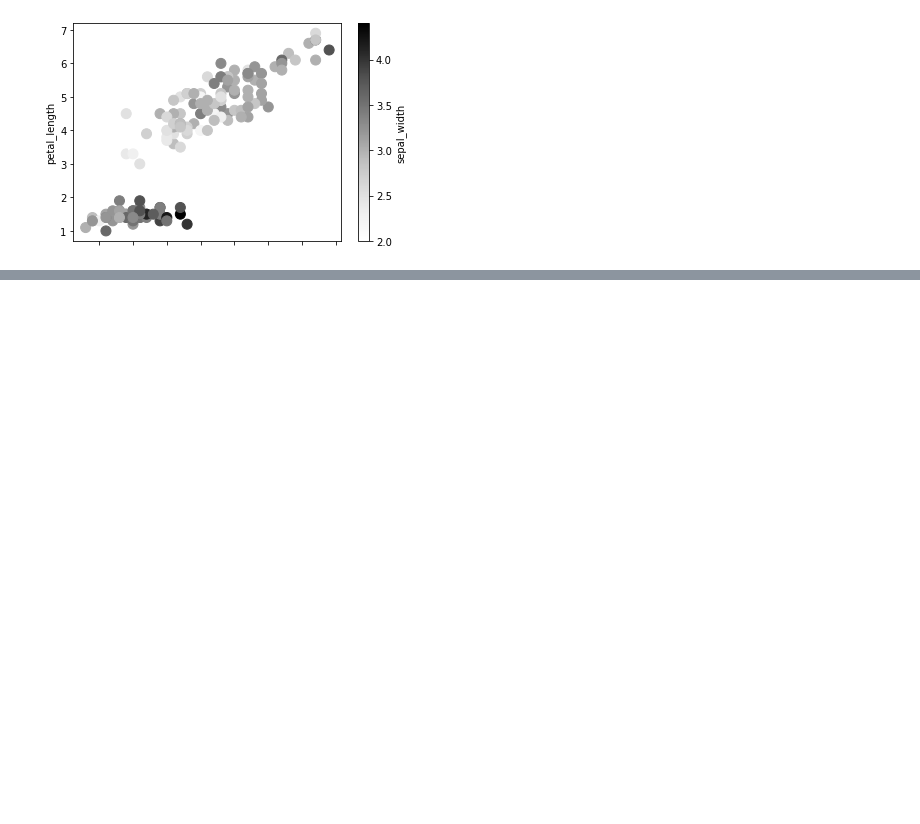
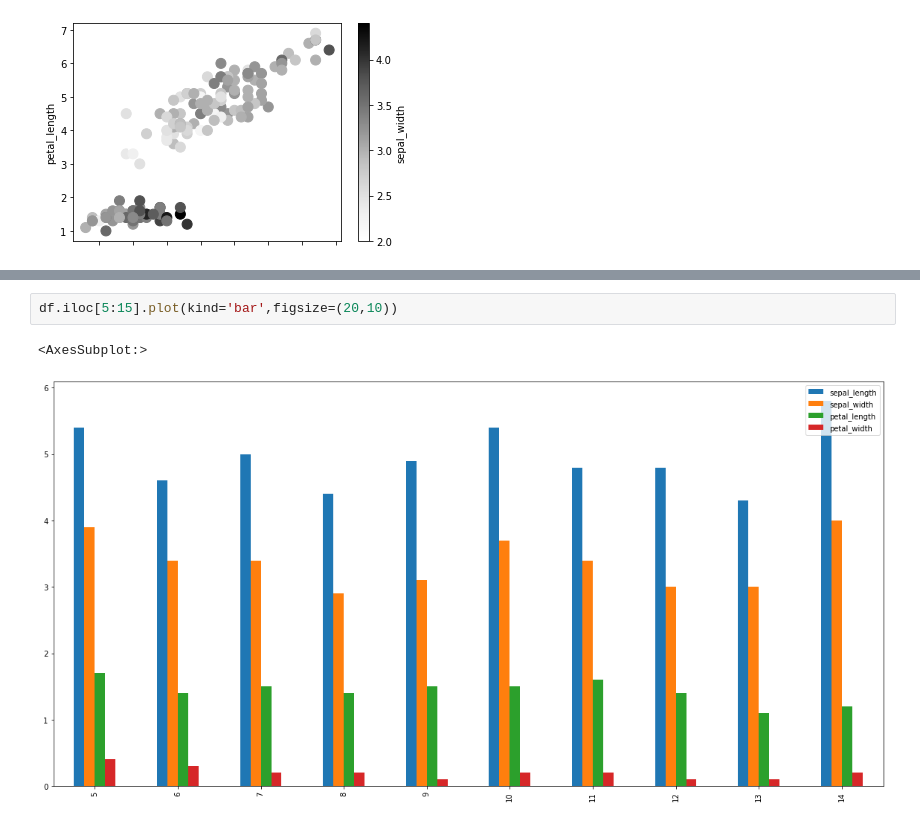
Before and after one commit to pranshuchaurasia/data-science-bootcamp, a Jupyter notebook: python-advanced/data visualization class 2.ipynb, the cells around one changed output, grey strips where cells are left out. Saved outputs shown, nothing was run; the diff lists cells and outputs as text; blank space fills up the shorter version.

```diff
--- a/python-advanced/data visualization class 2.ipynb
+++ b/python-advanced/data visualization class 2.ipynb
@@ -120,0 +138,5 @@ ax.plot3D(x,y,z)
+# %%
+df.iloc[5:15].plot(kind='bar',figsize=(20,10))
+# %% [output]
+<AxesSubplot:>
+[figure, added]
```
Also changed, not shown: parts of 29 cells of this notebook.
